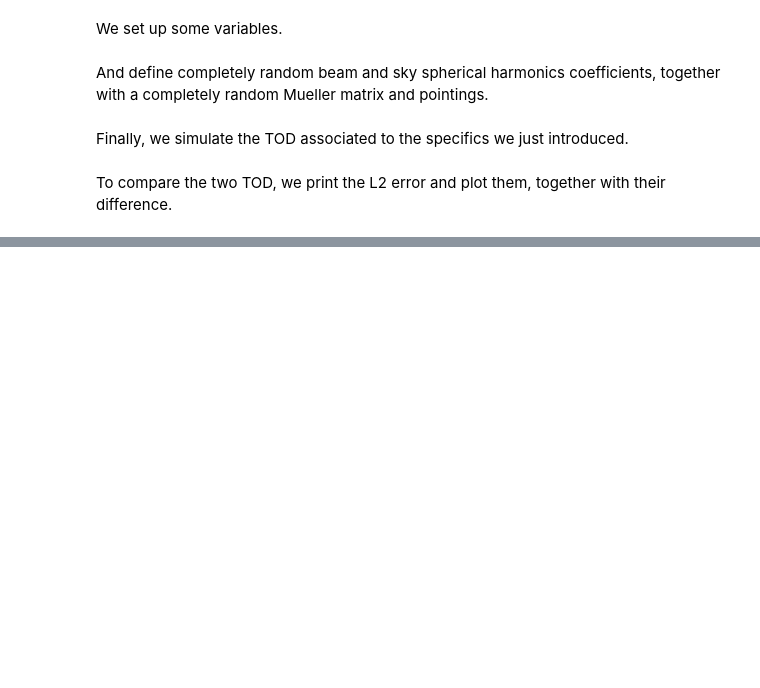
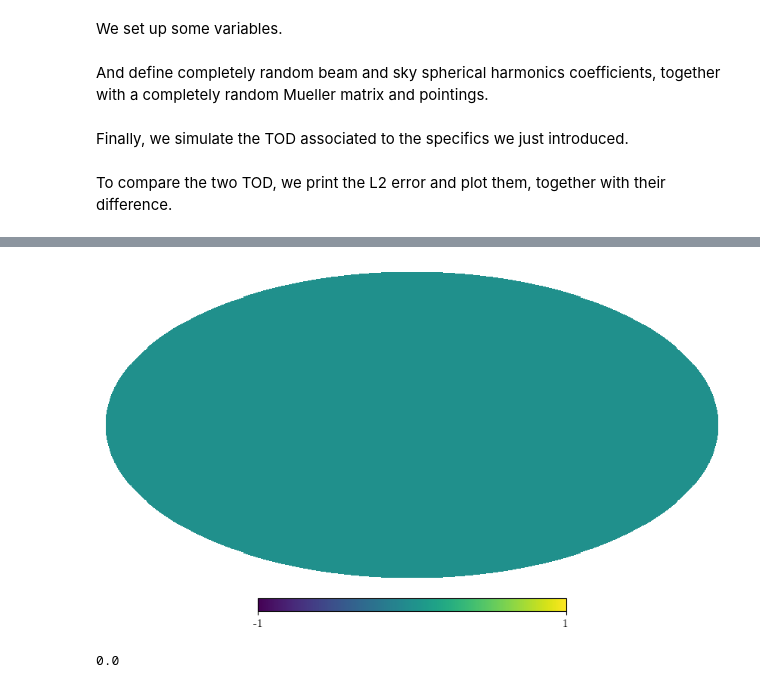
Before and after one commit to martamonelli/CMB-Inflate_WP4, a Jupyter notebook: aaa_comparison.ipynb, the cells around one changed output, grey strips where cells are left out. Cells and saved outputs as stored; diff of their text form; code cells hidden in the pictures; blank space fills up the shorter version.

```diff
--- a/aaa_comparison.ipynb
+++ b/aaa_comparison.ipynb
@@ -195,0 +306,30 @@ print(np.round(q_bore_ - np.roll(q_ducc_,1),2))
+# %%
+ptg4ducc = np.copy(ptg)
+ptg4ducc[:,2] = np.pi - ptg4ducc[:,2]
+
+q_bore_ducc = ducc0.misc.ptg2quat(ptg4ducc)
+
+off_quat = np.roll(off_quats[0,0],-1)
+off_quat[0] *= -1
+
+new_quats = np.empty((nsamp,4))
+
+pp = ducc0.pointingprovider.PointingProvider(t0=ctim0, freq=fsamp, quat=q_bore_ducc, nthreads=1)
+rotated_quats = pp.get_rotated_quaternions(t0=ctim0, freq=fsamp, rot=off_quat, rot_left=True, out=new_quats)
+
+rotated_pointings = np.empty((nsamp, 3))
+
+for k in np.arange(nsamp):
+    rotated_pointings[k] = ducc0.misc.quat2ptg(rotated_quats[k])
+
+rotated_pointings[:,2] = scanning_mod.wraparound_npi(rotated_pointings[:,2],2)
+
+pixs = hp.ang2pix(nside, rotated_pointings[:,0], rotated_pointings[:,1])
+hits1 = np.bincount(pixs,minlength=npix)
+
+hp.mollview(proj[0]-hits1, title='')
+plt.show()
+print(np.max(proj[0]-hits1))
+# %% [output]
+[figure, added]
+0.0
```
Also changed, not shown: parts of 31 cells of this notebook, 3 other files.
